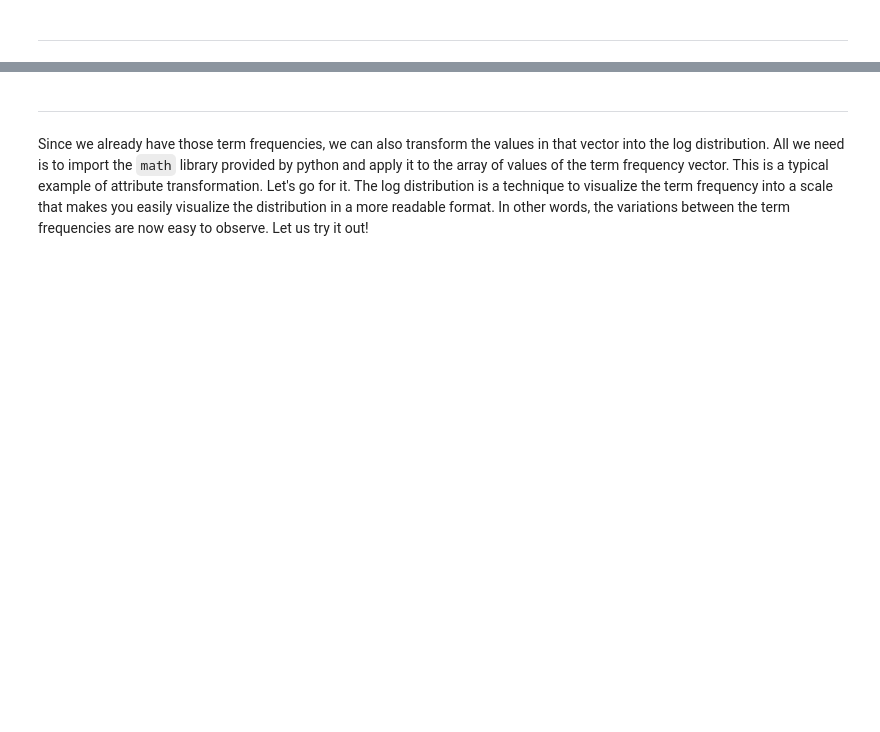
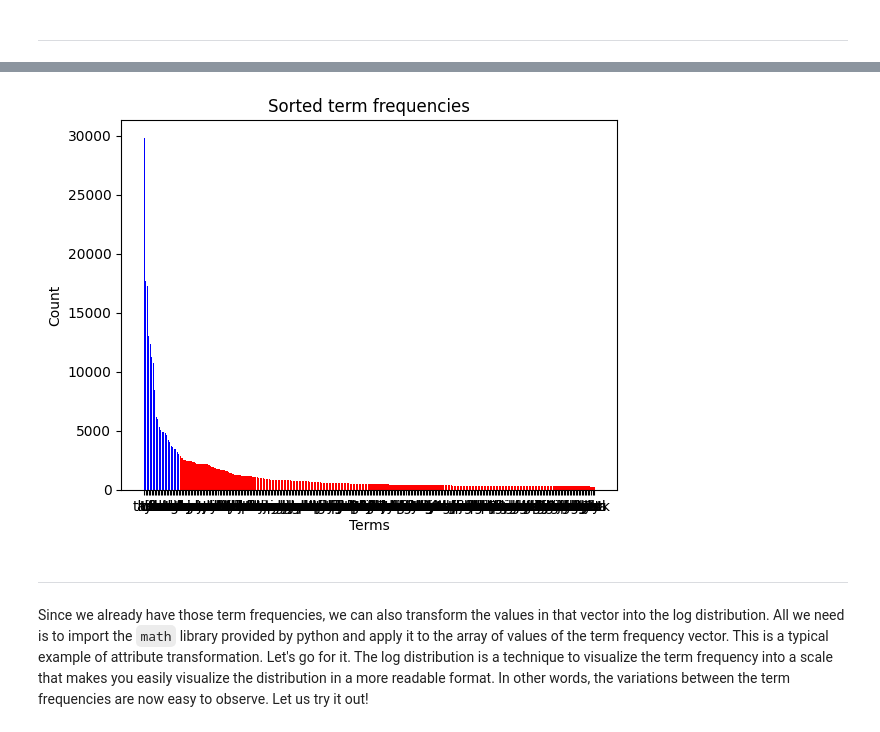
Before and after one commit to Kev-Tan/DM2025-Lab1-Exercise, a Jupyter notebook: DM2025-Lab1-Master.ipynb, the cells around one changed output, grey strips where cells are left out. Drawn from its saved outputs; the diff is of its cells as text; code cells hidden in the pictures; blank space fills up the shorter version.

```diff
--- a/DM2025-Lab1-Master.ipynb
+++ b/DM2025-Lab1-Master.ipynb
@@ -1185,3 +1200,19 @@ Additionally, you can attempt to sort the terms on the `x-axis` by frequency ins
+# %%
+# Answer here
+sorted_idx = np.argsort(term_frequencies)[::-1]
+sorted_y = np.array(term_frequencies)[sorted_idx][:300]
+sorted_x = np.array(count_vect.get_feature_names_out())[sorted_idx][:300]
+
+limit = 3000
+colors = ["blue" if i > limit else "red" for i in sorted_y]
+
+plt.bar(sorted_x, sorted_y, color=colors)
+plt.title("Sorted term frequencies")
+plt.xlabel("Terms")
+plt.ylabel("Count")
+plt.show()
+# %% [output]
+[figure, added]
 # %% [markdown]
 ---
 # %% [markdown]
```
Also changed, not shown: parts of 9 cells of this notebook.
